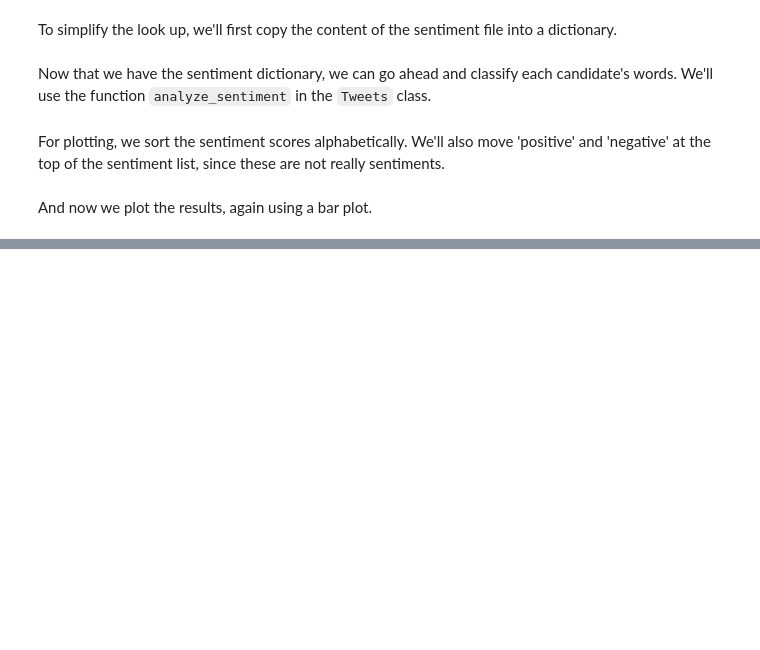
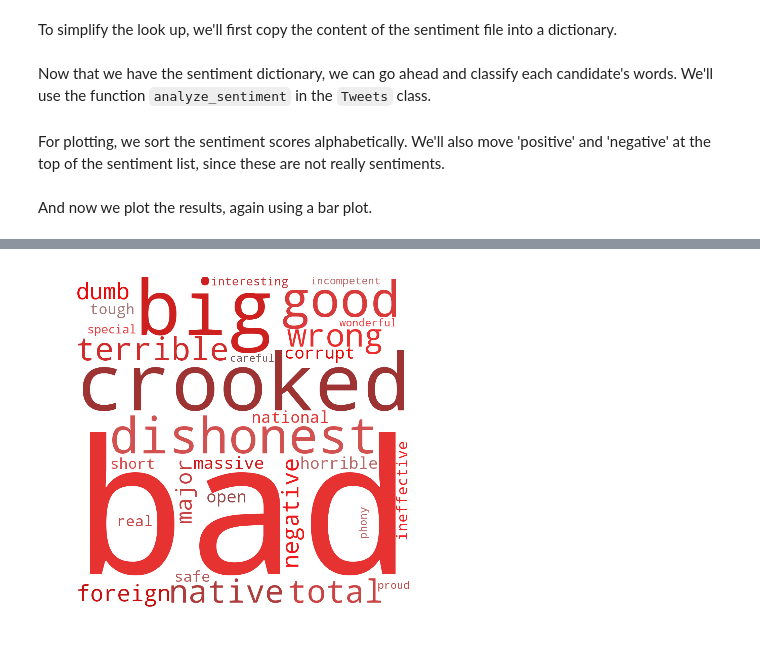
Before and after one commit to gogrean/elect2016, a Jupyter notebook: tutorial/notebooks/Vocabulary Size and Sentiment Analysis.ipynb, the cells around one changed output, grey strips where cells are left out. Saved outputs shown, nothing was run; the diff lists cells and outputs as text; code cells hidden in the pictures; blank space fills up the shorter version.

Commit message:
Added sentiment analysis for tweets in which women are mentioned.

```diff
--- a/tutorial/notebooks/Vocabulary Size and Sentiment Analysis.ipynb
+++ b/tutorial/notebooks/Vocabulary Size and Sentiment Analysis.ipynb
@@ -602,3 +661,6 @@ Sentiments more frequent in a certain candidate's tweets are written in bold fac
 plt.xlim([-20,20])
 
 plt.savefig(root_dir + "/figs/pyladies_sentiment_analysis.pdf")
+# %%
+tweets_trump = Tweets(filtered_tweets_trump)
+women_adjectives = tweets_trump.women_sentiment(emo_dict)
@@ -604,0 +687,34 @@ plt.savefig(root_dir + "/figs/pyladies_sentiment_analysis.pdf")
+# %%
+women_emo_wordcloud = " ".join(" ".join([x[0]]*x[1]) for x in women_adjectives)
+# %%
+# Plot the wordclouds.
+from PIL import Image
+from wordcloud import WordCloud
+import random
+
+def rep_color_func(word, font_size, position, orientation, random_state=None, **kwargs):
+    return "hsl(%d, %d%%, %d%%)" % (0, random.randint(10, 100), random.randint(40, 60))
+
+def dem_color_func(word, font_size, position, orientation, random_state=None, **kwargs):
+    return "hsl(%d, %d%%, %d%%)" % (224, random.randint(40, 100), random.randint(40, 60))
+
+pfont = {'fontname': 'Palatino Linotype'}
+fig, ax = plt.subplots(1, figsize=(6,6))
+
+# masks taken from here:
+# https://image.freepik.com/free-icon/elephant-republican-symbol_318-64492.jpg
+# https://www.carstickers.com/prodimages/12960-democrat-donkey-sticker.png
+republican_mask = np.array(Image.open(root_dir+'/figs/republican-symbol.jpg'))
+
+wcloud_trump = WordCloud(background_color="white",
+                         max_words=30,
+                         width=1000, height=1000)
+wcloud_trump.generate(women_emo_wordcloud)
+wcloud_trump.recolor(random_state=5, color_func=rep_color_func)
+
+ax.imshow(wcloud_trump)
+ax.axis('off')
+
+fig.savefig(root_dir + '/figs/pyladies_trump_women_sentiment_wordcloud.png', dpi=400)
+# %% [output]
+[figure, added]
```
Also changed, not shown: parts of 2 cells of this notebook.
